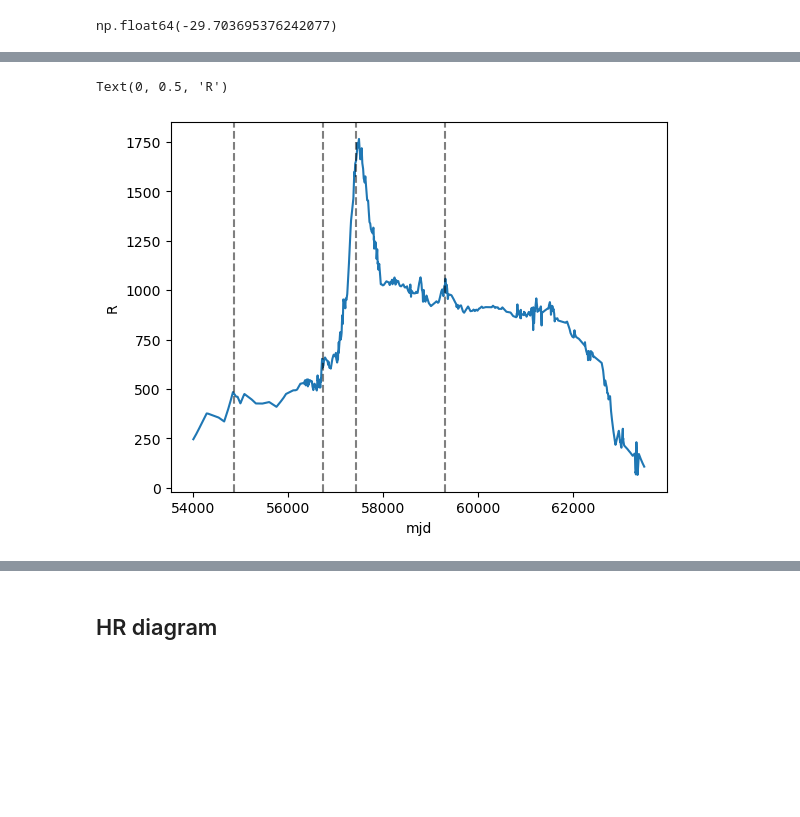
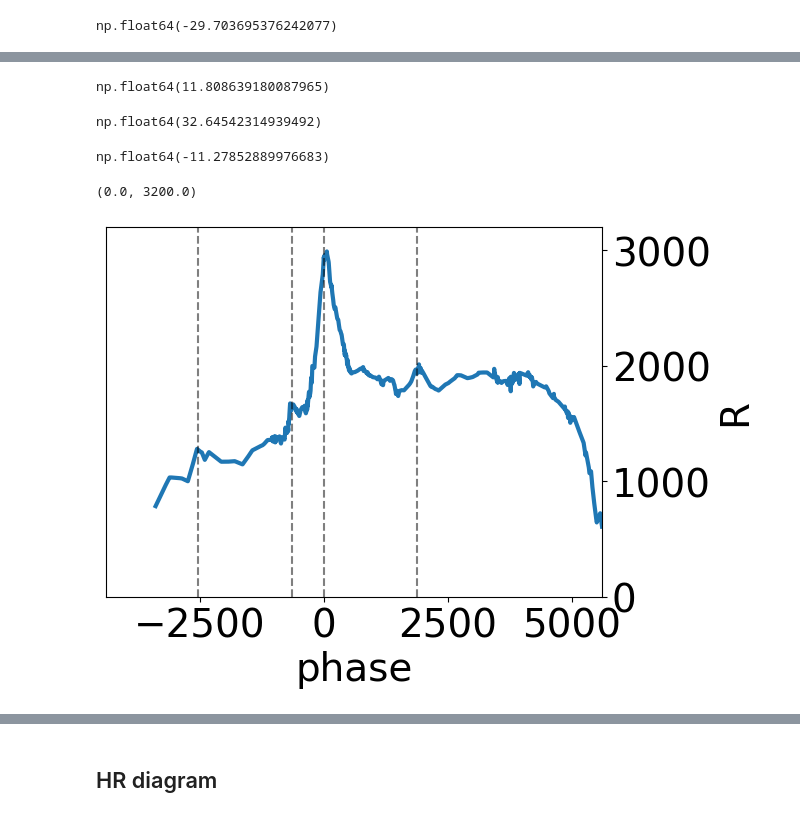
Before and after one commit to xiaolng/EtaCarEchoes, a Jupyter notebook: plot_lc.ipynb, the cells around one changed output, grey strips where cells are left out. Cells and saved outputs as stored; diff of their text form; code cells hidden in the pictures; blank space fills up the shorter version.

```diff
--- a/plot_lc.ipynb
+++ b/plot_lc.ipynb
@@ -16,0 +23,2 @@ from LC_utility import *
+# %%
+plt.rcParams
@@ -289,0 +339,6 @@ array([-0.0192951 ,  0.0197577 ,  0.41923694,  0.53356974])
+# %%
+t_effs = np.array([3750,  4000,  4250,  4500,  4750,  5000,  5250, 5500,  5750,  6000, 6250, 6500, 6750, 7000,  7250, 7500, 7750, 8000])
+
+R_Is = np.array([1.005, 0.815, 0.690, 0.595, 0.520, 0.460, 0.405,0.360, 0.320, 0.285,0.255,0.225,0.2, 0.175, 0.155, 0.135, 0.120, 0.100])
+
+Theta = 5040 / t_effs
@@ -360,10 +523,11 @@ T_sun = 5772           # Solar effective temperature in K
 M_bol_sun = 4.74       # Solar bolometric magnitude
 
 # Example bolometric correction function for i-band
-# For simplicity, we use a linear approximation here; replace with real table for accuracy
 def BC_i(T_eff):
-    # Simple approximation: hotter stars have smaller (more negative) BC
-    return 0.1 - 0.0001 * (T_eff - 5772)
+    # assume linear and small
+    bc_i = 0.1 - 0.0001 * (T_eff - 5772)
+    #return bc_i
+    return 0
 
 def radius_from_Mi_Teff(M_i, T_eff):
     """
@@ -425,0 +583,4 @@ R_ec = radius_from_Mi_Teff(i_new-29.7, T)
+# %%
+5 * np.log10(2300) -5
+# %% [output]
+np.float64(11.808639180087965)
@@ -426,13 +589,38 @@ R_ec = radius_from_Mi_Teff(i_new-29.7, T)
+# %%
+# 3rd peak
+V_new.min() + 12 # apparent
+# %% [output]
+np.float64(32.64542314939492)
+# %%
+(g_new - 32.65).min()
+# %% [output]
+np.float64(-11.27852889976683)
+# %%
+color_gi = g_new - i_new
+
+T = vi_to_Teff( gi_to_VI(color_gi) )
+
+R_ec = radius_from_Mi_Teff(g_new - 32.65, T)
 # %%
-plt.plot(t_ran, R_ec)
+plt.plot(t_ran - 57388, R_ec, lw=3)
 
-plt.axvline(54850, color='k', ls='--', alpha=0.5)
-plt.axvline(56740, color='k', ls='--', alpha=0.5)
-plt.axvline(57430, color='k', ls='--', alpha=0.5)
-plt.axvline(59300, color='k', ls='--', alpha=0.5)
+plt.axvline(54850- 57388, color='k', ls='--', alpha=0.5)
+plt.axvline(56740- 57388, color='k', ls='--', alpha=0.5)
+plt.axvline(57388- 57388, color='k', ls='--', alpha=0.5)
+plt.axvline(59300- 57420, color='k', ls='--', alpha=0.5)
 
-plt.xlabel('mjd')
-plt.ylabel('R')
+plt.xlabel('phase', fontsize=28)
+plt.ylabel('R', fontsize=28)
+ax = plt.gca()
+ax.tick_params(axis='x', labelsize=28)  # x-axis ticks
+ax.tick_params(axis='y', labelsize=28)  # y-axis ticks
+plt.xlim([53000- 57388, 63000- 57388])
+
+# Move y-axis to the right
+ax.yaxis.tick_right()                  # ticks on the right
+ax.yaxis.set_label_position("right")   # label on the right
+
+plt.ylim([0, 3200])
 # %% [output]
-Text(0, 0.5, 'R')
+(0.0, 3200.0)
-[figure, old version]
+[figure, new version]
```
Also changed, not shown: parts of 65 cells of this notebook, 11 other files.
